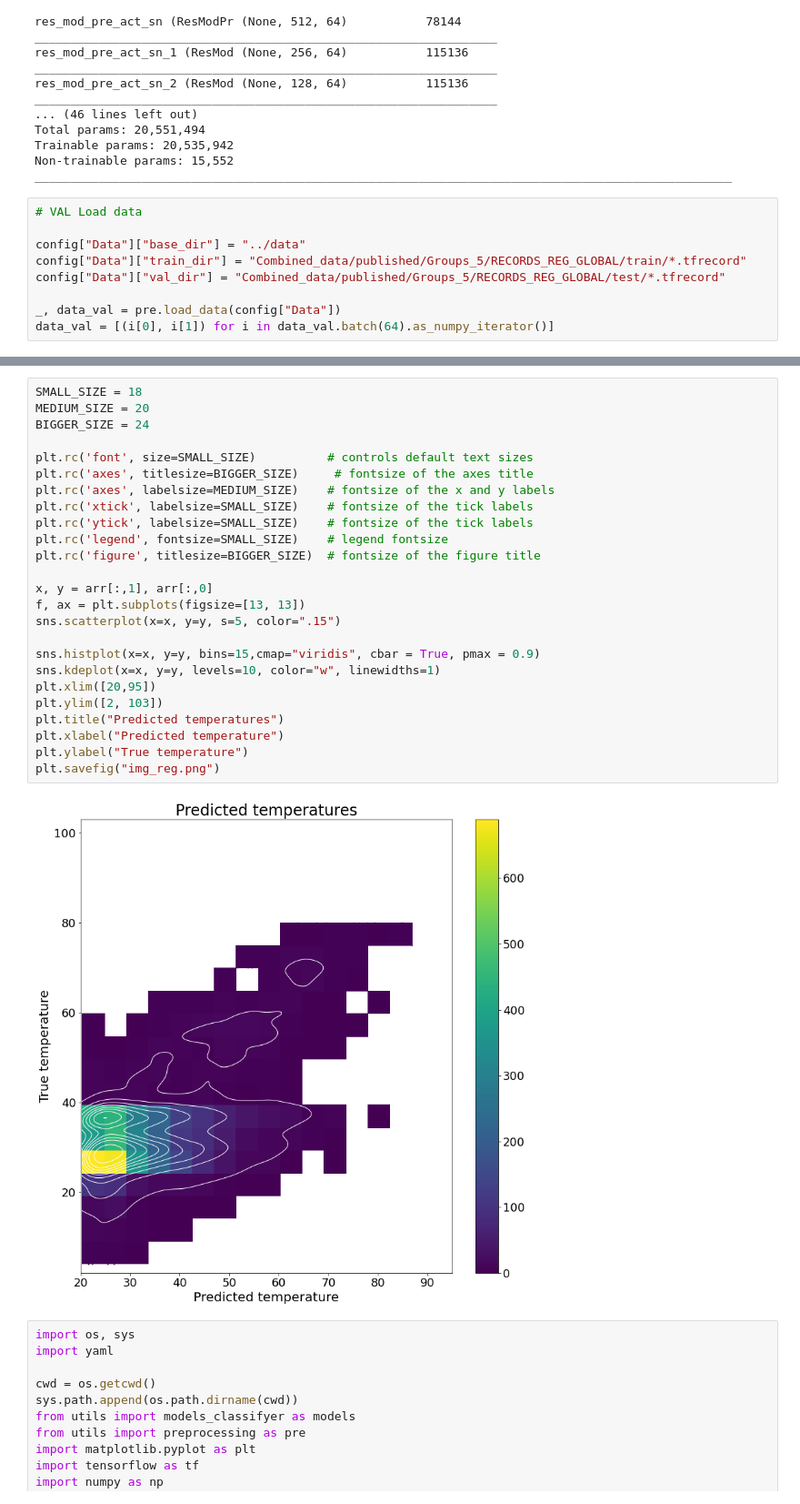
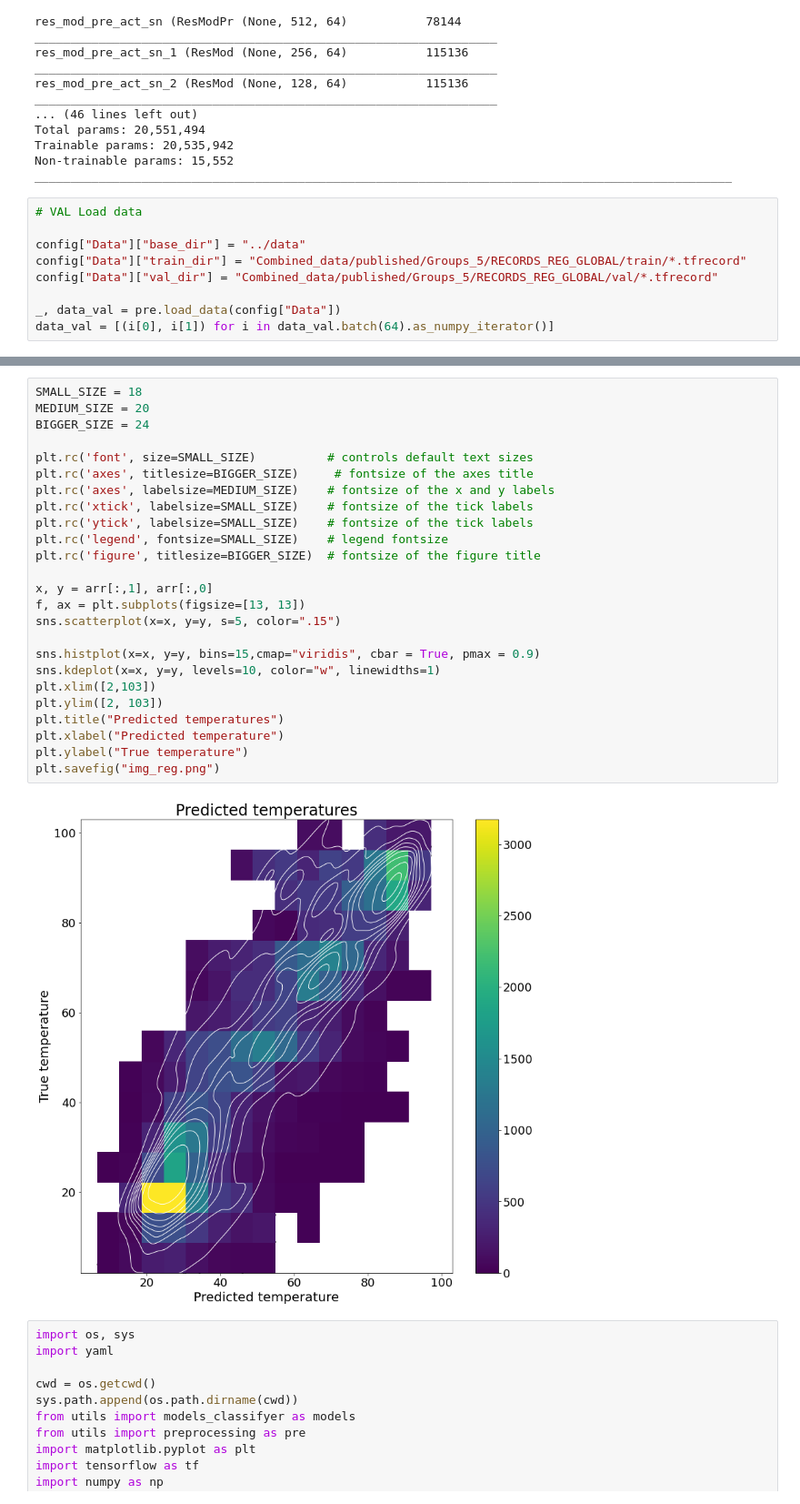
Before and after one commit to Umbriona/cycle_gan, a Jupyter notebook: scripts/Evaluate_classifier.ipynb, the cells around one changed output, grey strips where cells are left out. Shown at 91% size. Saved outputs shown, nothing was run; the diff lists cells and outputs as text.

```diff
--- a/scripts/Evaluate_classifier.ipynb
+++ b/scripts/Evaluate_classifier.ipynb
@@ -61,7 +61,7 @@ ________________________________________________________________________________
 
 config["Data"]["base_dir"] = "../data"
 config["Data"]["train_dir"] = "Combined_data/published/Groups_5/RECORDS_REG_GLOBAL/train/*.tfrecord"
-config["Data"]["val_dir"] = "Combined_data/published/Groups_5/RECORDS_REG_GLOBAL/test/*.tfrecord"
+config["Data"]["val_dir"] = "Combined_data/published/Groups_5/RECORDS_REG_GLOBAL/val/*.tfrecord"
 
 _, data_val = pre.load_data(config["Data"])
 data_val = [(i[0], i[1]) for i in data_val.batch(64).as_numpy_iterator()]
@@ -90,30 +143,30 @@ R square -0.36867272048216226
 # %%
 SMALL_SIZE = 18
 MEDIUM_SIZE = 20
 BIGGER_SIZE = 24
 
 plt.rc('font', size=SMALL_SIZE)          # controls default text sizes
 plt.rc('axes', titlesize=BIGGER_SIZE)     # fontsize of the axes title
 plt.rc('axes', labelsize=MEDIUM_SIZE)    # fontsize of the x and y labels
 plt.rc('xtick', labelsize=SMALL_SIZE)    # fontsize of the tick labels
 plt.rc('ytick', labelsize=SMALL_SIZE)    # fontsize of the tick labels
 plt.rc('legend', fontsize=SMALL_SIZE)    # legend fontsize
 plt.rc('figure', titlesize=BIGGER_SIZE)  # fontsize of the figure title
 
 x, y = arr[:,1], arr[:,0]
 f, ax = plt.subplots(figsize=[13, 13])
 sns.scatterplot(x=x, y=y, s=5, color=".15")
 
 sns.histplot(x=x, y=y, bins=15,cmap="viridis", cbar = True, pmax = 0.9)
 sns.kdeplot(x=x, y=y, levels=10, color="w", linewidths=1)
-plt.xlim([20,95])
+plt.xlim([2,103])
 plt.ylim([2, 103])
 plt.title("Predicted temperatures")
 plt.xlabel("Predicted temperature")
 plt.ylabel("True temperature")
 plt.savefig("img_reg.png")
 # %% [output]
-[figure, old version]
+[figure, new version]
 # %%
 import os, sys
 import yaml
```
Also changed, not shown: parts of 3 cells of this notebook, 51 other files.
